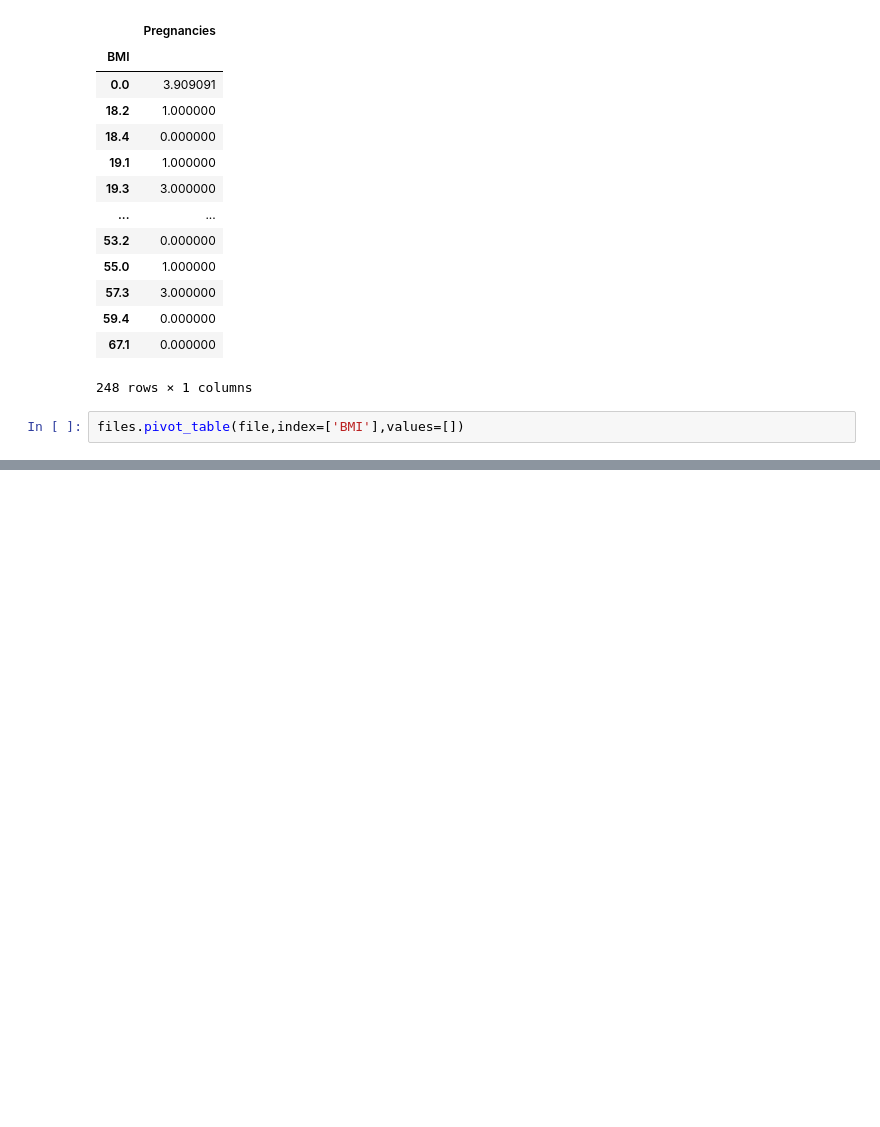
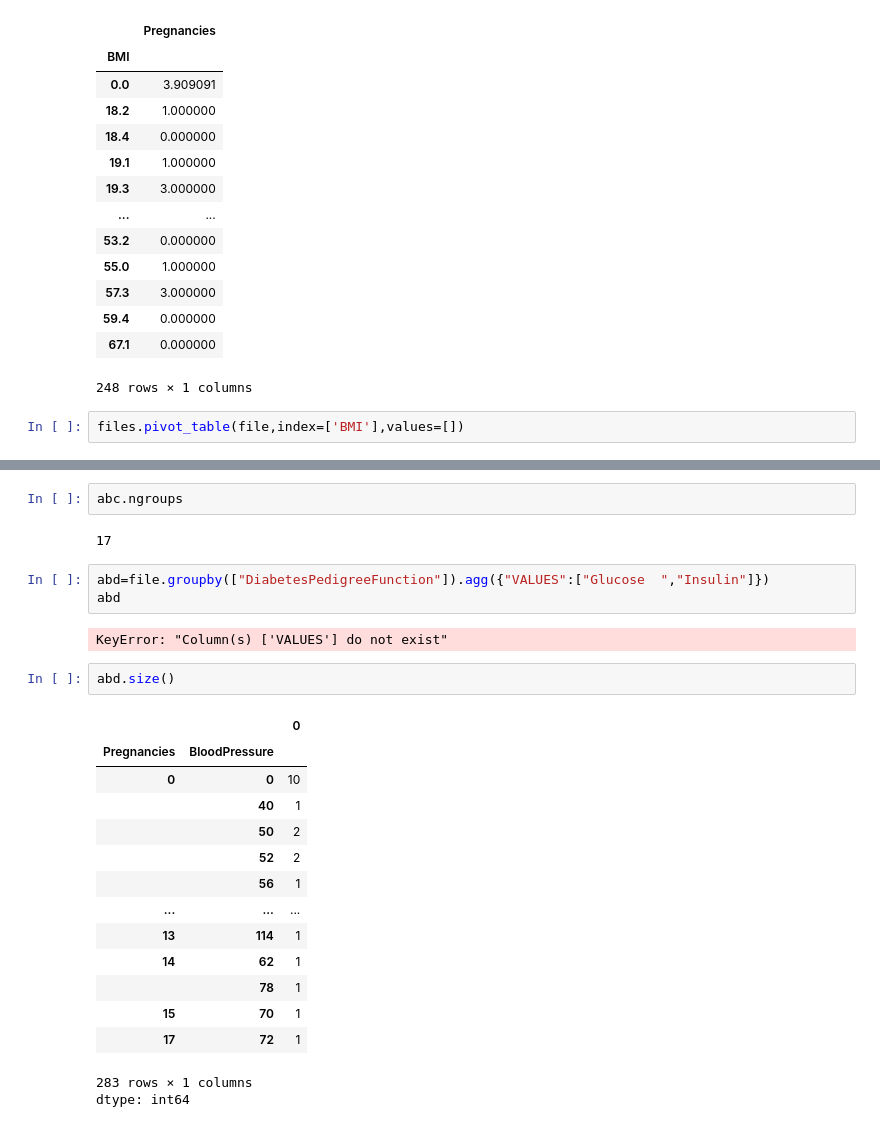
Before and after one commit to gowtham-dd/Data-Science-Basics, a Jupyter notebook: PANDAS.ipynb, the cells around one changed output, grey strips where cells are left out. Saved outputs shown, nothing was run; the diff lists cells and outputs as text; blank space fills up the shorter version.

```diff
--- a/PANDAS.ipynb
+++ b/PANDAS.ipynb
@@ -714,0 +824,27 @@ files.pivot_table(file,index=['BMI'],values=[])
+# %%
+abc.ngroups
+# %% [output]
+17
+# %%
+abd=file.groupby(["DiabetesPedigreeFunction"]).agg({"VALUES":["Glucose	","Insulin"]})
+abd
+# %% [output]
+KeyError: "Column(s) ['VALUES'] do not exist"
+# %%
+abd.size()
+# %% [output]
+|  |  | 0 |
+| Pregnancies | BloodPressure |  |
+| 0 | 0 | 10 |
+|  | 40 | 1 |
+|  | 50 | 2 |
+|  | 52 | 2 |
+|  | 56 | 1 |
+| ... | ... | ... |
+| 13 | 114 | 1 |
+| 14 | 62 | 1 |
+|  | 78 | 1 |
+| 15 | 70 | 1 |
+| 17 | 72 | 1 |
+283 rows × 1 columns
+dtype: int64
```
Also changed, not shown: parts of 2 cells of this notebook.
